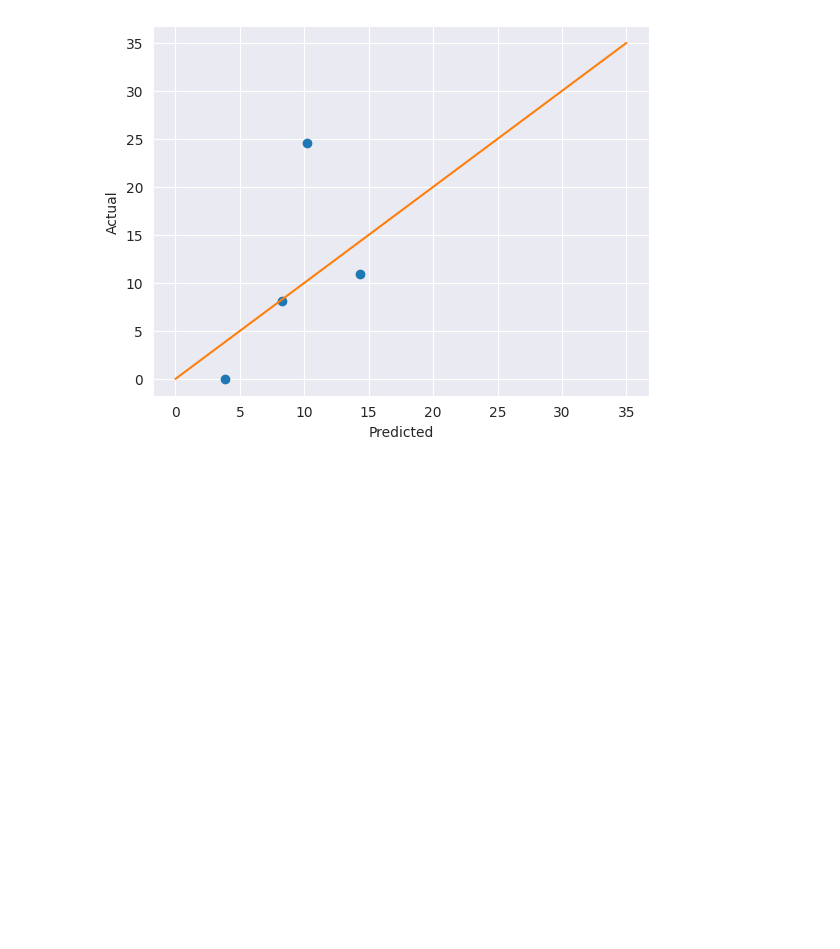
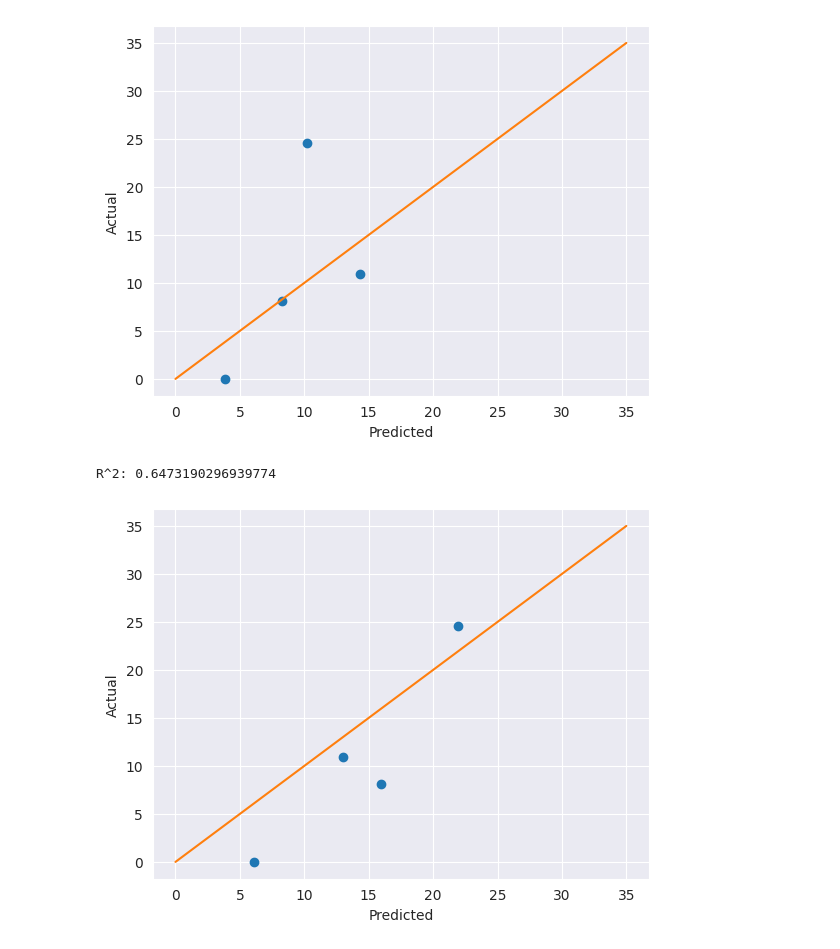
Before and after one commit to curtisjcov/test, a Jupyter notebook: Health_Analysis.ipynb, the cells around one changed output. Cells and saved outputs as stored; diff of their text form; code cells hidden in the pictures; blank space fills up the shorter version.

```diff
--- a/Health_Analysis.ipynb
+++ b/Health_Analysis.ipynb
@@ -292,4 +292,30 @@ print("R^2:", r2)
 # %% [output]
 R^2: 0.26008156052542153
 [figure]
+# %%
+from sklearn.neural_network import MLPRegressor
+
+NN_model = MLPRegressor(hidden_layer_sizes=(60,60), activation="relu",
+                     alpha=1e-5, learning_rate_init=9e-4,
+                     solver="adam", max_iter=500, random_state=0)
+
+NN_model.fit(X_train, y_train)
+
+y_pred0 = NN_model.predict(X_test)
+
+
+plt.plot(y_pred0,y_test,'o')
+plt.plot([0,35],[0,35])
+
+plt.xlabel("Predicted")
+plt.ylabel("Actual")
+
+from sklearn.metrics import r2_score
+
+r2 = r2_score(y_test, y_pred0)
+
+print("R^2:", r2)
+# %% [output]
+R^2: 0.6473190296939774
+[figure, added]
 # %%
```
Also changed, not shown: parts of 1 cell of this notebook.
